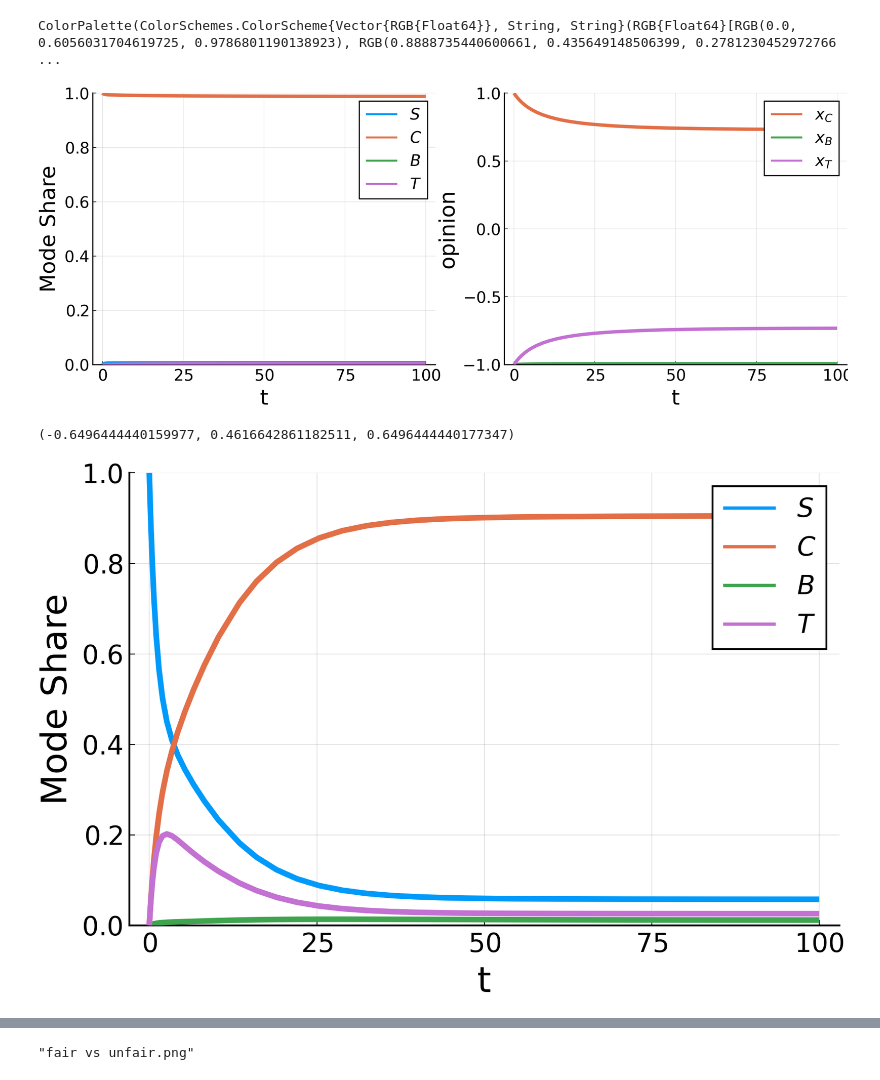
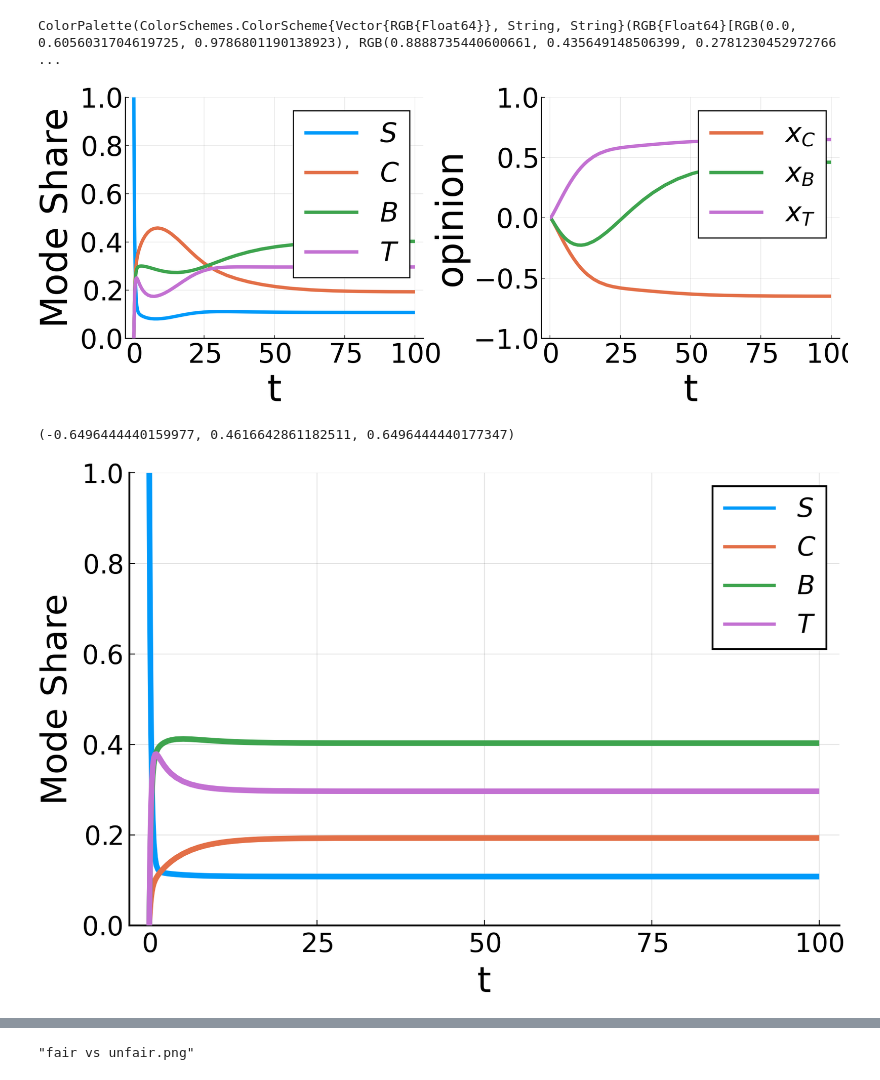
Before and after one commit to valentine-alia/MAE-6870, a Jupyter notebook: project/set_up_integration.ipynb, the cells around one changed output, grey strips where cells are left out. Cells and saved outputs as stored; diff of their text form; code cells hidden in the pictures.

```diff
--- a/project/set_up_integration.ipynb
+++ b/project/set_up_integration.ipynb
@@ -35,11 +35,12 @@ function model_3d_t(x,p,t)
 end
 
 function model_6d_t(x,p,t)
-    (alphaC,alphaB,alphaT,beta,omegaC,omegaB,k,n,u,aC,aB,aT,aBC,aTC,bC,aCB,aTB,bB,aCT,aBT,bT,tau)=p
-    #print("bug")
+    (alphaC,alphaB,alphaT,beta,omegaC,omegaB,k,
+    n,u,aC,aB,aT,aBC,aTC,bC,aCB,aTB,bB,aCT,aBT,bT,tau)=p
     S,C,T,xC,xB,xT = x
     B = 1 - S - C - T
-    Sdot = -(alphaC*(1+xC)+alphaB*(1+xB)+alphaT*(1+xT))*S + beta*T + (omegaC*C+omegaB*B)/(1+ (C/k)^n)
+    Sdot = (-(alphaC*(1+xC)+alphaB*(1+xB)+alphaT*(1+xT))*S
+         + beta*T + (omegaC*C+omegaB*B)/(1+ (C/k)^n))
     Cdot = alphaC*(1+xC)*S - omegaC*C/(1+ (C/k)^n)
     Tdot = alphaT*(1+xT)*S - beta*T
     xCdot = 1/tau*(-xC + tanh(u*(aC*xC + aBC*xB + aTC*xT + bC*C)))
@@ -71,35 +72,37 @@ scalefontsizes(1.75)
 # %%
-par = (alphaC=1.0,alphaB=1.0,alphaT=1.0,beta=0.6,omegaC=0.2,omegaB=0.4,k=0.5,n=4,u=1.6,aC=1.0,aB=1.0,aT=1.0,aBC=-0.2,aTC=-0.2,bC=-0.5,aCB=-0.2,aTB=0.2,bB=-0.5,aCT=-0.2,aBT=0.2,bT=0.5,tau = 3)
+par = (alphaC=1.0,alphaB=1.0,alphaT=1.0,beta=0.6,omegaC=0.2,omegaB=0.4,
+     k=0.5,n=4,u=0.8,aC=1.0,aB=1.0,aT=1.0,aBC=-0.2,aTC=-0.2,bC=-0.5,
+     aCB=-0.2,aTB=0.2,bB=-0.5,aCT=-0.2,aBT=0.2,bT=0.5,tau = 3)
 alphaC,alphaB,alphaT,beta,omegaC,omegaB,k,n,u,aC,aB,aT,aBC,aTC,bC,aCB,aTB,bB,aCT,aBT,bT,tau = par
-u0 = [0.0,1.0,0.0,1.0, -1.0,-1.0,0.0,0.0,0.0]
+u0 = [1.0,0.0,0.0,0.0,0.0, 0.0,0.0,0.0,0.0]
 tspan=(0.0,100.0)
 
 prob_6d = ODEProblem(model_6d_t,u0,tspan,par)
 sol6d = DifferentialEquations.solve(prob_6d)
 S,C,T,xC,xB,xT,Ctot6,Btot6,Ttot6 = sol6d[1,:],sol6d[2,:],sol6d[3,:],sol6d[4,:],sol6d[5,:],sol6d[6,:],sol6d[7,:],sol6d[8,:],sol6d[9,:]
 B = 1 .- S .- C .- T
 
 pal = palette(:default)
 
 p1 = plot(sol6d.t, vec(S), label = L"S",  lw=3, ylims=(0,1), color = pal[1],xlabel = "t",ylabel = "Mode Share")
 plot!(p1, sol6d.t, vec(C), label = L"C",   lw=3, color = pal[2])
 plot!(p1, sol6d.t, vec(B), label = L"B",   lw=3, color = pal[3])
 plot!(p1, sol6d.t, vec(T), label = L"T",   lw=3, color = pal[4])
 
 p2 = plot(sol6d.t, vec(xC), label = L"x_C", lw=3, ylims=(-1,1), color = pal[2],xlabel ="t",ylabel = "opinion")
 plot!(p2, sol6d.t, vec(xB), label = L"x_B", lw=3, color = pal[3])
 plot!(p2, sol6d.t, vec(xT), label = L"x_T", lw=3, color = pal[4])
 
 FIG = plot(p1, p2, size=(1000,400),dpi = 300)
 #png(FIG,"SINGLE_unfolding")
 # %% [output]
-[figure, old version]
+[figure, new version]
 # %%
 xC[end],xB[end],xT[end]
 # %% [output]
 (-0.6496444440159977, 0.4616642861182511, 0.6496444440177347)
 # %%
-par = (alphaC=1-xC[end],alphaB=1.0+xB[end],alphaT=1.0+xT[end],beta=0.6,omegaC=0.2,omegaB=0.4,k=0.5,n=4)#,u=0.8,aC=1.0,aB=1.0,aT=1.0,aBC=-0.2,aTC=-0.2,bC=-0.5,aCB=-0.2,aTB=0.2,bB=-0.5,aCT=-0.2,aBT=0.2,bT=0.5,tau = 2)
+par = (alphaC=1+xC[end],alphaB=1.0+xB[end],alphaT=1.0+xT[end],beta=0.6,omegaC=0.2,omegaB=0.4,k=0.5,n=4)#,u=0.8,aC=1.0,aB=1.0,aT=1.0,aBC=-0.2,aTC=-0.2,bC=-0.5,aCB=-0.2,aTB=0.2,bB=-0.5,aCT=-0.2,aBT=0.2,bT=0.5,tau = 2)
 alphaC,alphaB,alphaT,beta,omegaC,omegaB,k,n = par
 u0 = [1.0,0,0,0,0,0]
 tspan=(0.0,100.0)
@@ -123,7 +126,7 @@ plot!(p1, sol3d.t, vec(T), label = L"T",   lw=3, color = pal[4])
 FIG = plot(p1, size=(600,400),dpi=300)
 #png(FIG,"Basic model")
 # %% [output]
-[figure, old version]
+[figure, new version]
 # %%
 p3 = plot(sol3d.t, vec(Ctot3), label = "Cars", lw=3, color = pal[2],title = "No NOD, 'fair' parameters",legend=:topleft)
 plot!(p3, sol3d.t, vec(Btot3), label = "Busses", lw=3, color = pal[3])
```
Also changed, not shown: parts of 4 cells of this notebook, 18 other files.
